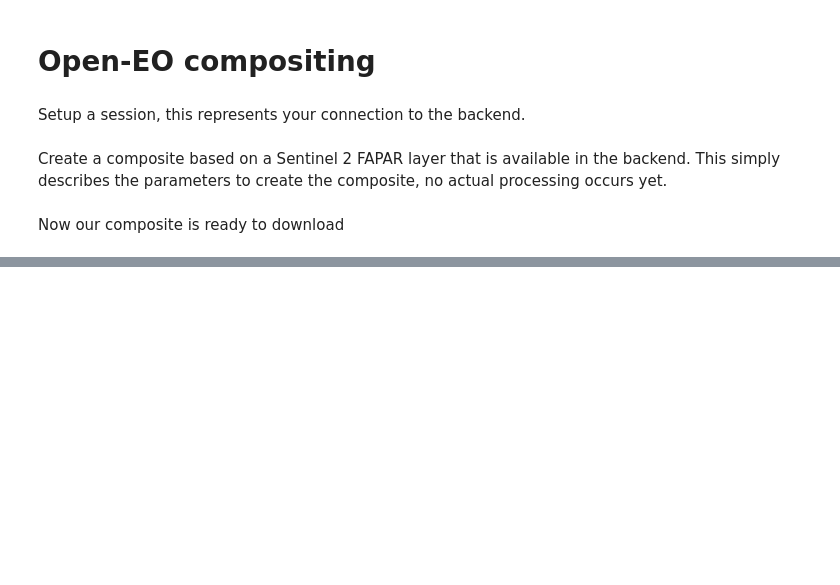
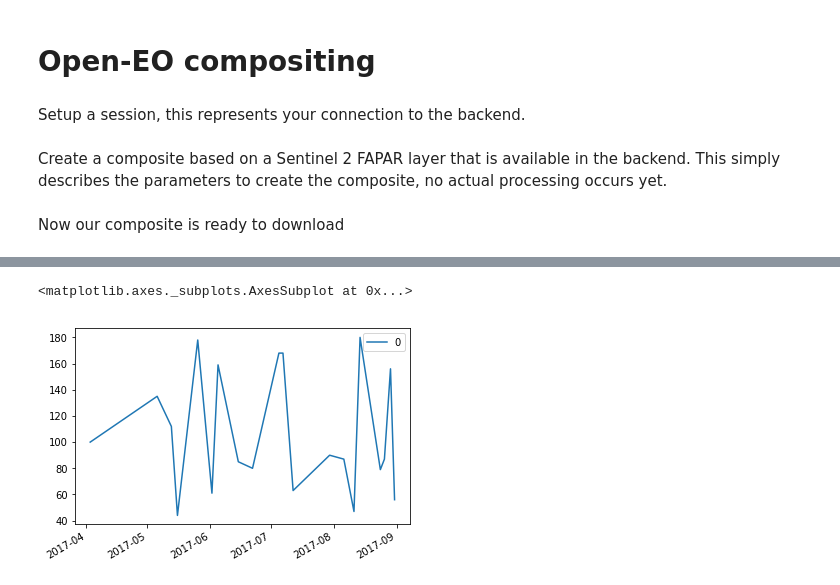
Before and after one commit to Open-EO/openeo-python-client, a Jupyter notebook: examples/notebooks/Compositing.ipynb, the cells around one changed output, grey strips where cells are left out. Cells and saved outputs as stored; diff of their text form; code cells hidden in the pictures; blank space fills up the shorter version.

Commit message:
Updated notebook to include timeseries retrieval

```diff
--- a/examples/notebooks/Compositing.ipynb
+++ b/examples/notebooks/Compositing.ipynb
@@ -28,0 +53,6 @@ DEBUG:urllib3.connectionpool:http://192.168.205.137:8080 "POST /openeo/download
+# %%
+timeseries = s2_fapar\
+.date_range_filter("2017-04-01","2017-09-10")\
+.bbox_filter(left=4.3,right=5.0,top=50.55,bottom=50.28,srs="EPSG:4326")\
+.timeseries(4.4,50.30,srs="EPSG:4326")
+timeseries.json()
@@ -28,0 +79,10 @@ DEBUG:urllib3.connectionpool:http://192.168.205.137:8080 "POST /openeo/download
+# %%
+import pandas as pd
+series_df = pd.DataFrame.from_dict(timeseries.json(), orient="index")
+series_df.index = pd.to_datetime(series_df.index)
+import seaborn as sns
+%matplotlib inline
+series_df.dropna().plot()
+# %% [output]
+<matplotlib.axes._subplots.AxesSubplot at 0x...>
+[figure, added]
```
Also changed, not shown: parts of 11 cells of this notebook.
